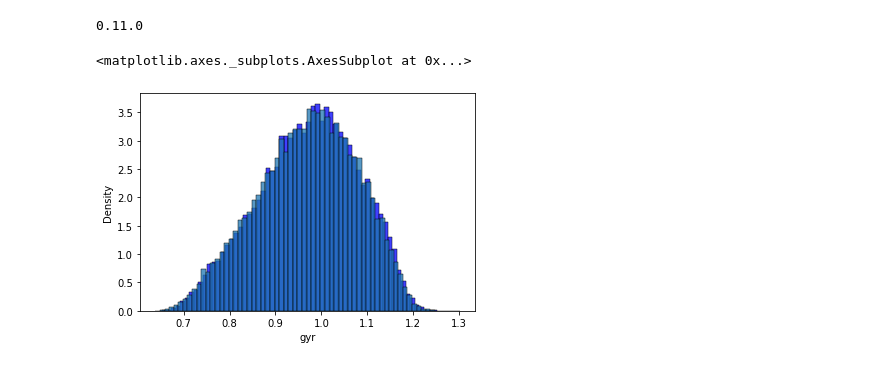
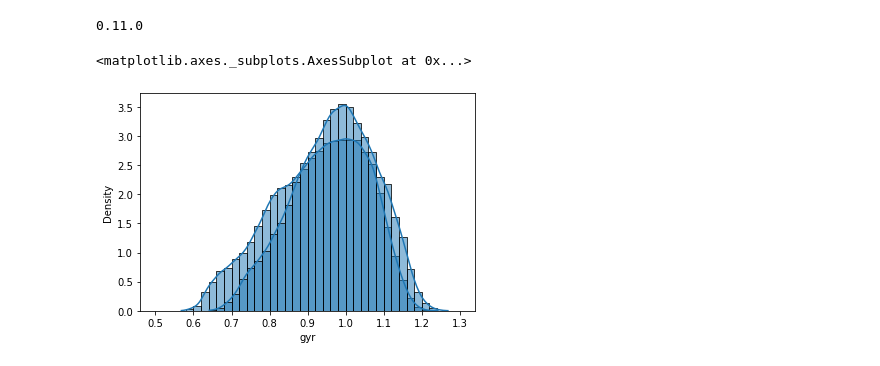
Before and after one commit to multi-ego/multi-eGO, a Jupyter notebook: gyration.ipynb, the cells around one changed output. Saved outputs shown, nothing was run; the diff lists cells and outputs as text; code cells hidden in the pictures.

Commit message:
latest FF with peptide reweight 2

```diff
--- a/gyration.ipynb
+++ b/gyration.ipynb
@@ -15,7 +15,12 @@ reweight_gyr_pairs = pd.read_csv('native_TTR/monomer_gyration_reweight.txt', sep
 reweight_gyr_pairs.columns = ['time', 'gyr', 'g', 'h', 'j']
 reweight_gyr_pairs.drop(['g', 'h', 'j'], axis=1, inplace = True)
 
-print(amber_gyr_pairs)
-print(greta_gyr_pairs)
-print(reweight_gyr_pairs)
+reweight2_gyr_pairs = pd.read_csv('native_TTR/monomer_gyration_2reweight.txt', sep = '\\s+', header=None)
+reweight2_gyr_pairs.columns = ['time', 'gyr', 'g', 'h', 'j']
+reweight2_gyr_pairs.drop(['g', 'h', 'j'], axis=1, inplace = True)
+
+#amber_gyr_pairs
+#greta_gyr_pairs
+#reweight_gyr_pairs
+reweight2_gyr_pairs
 # %% [output]
@@ -39,14 +52,15 @@ print(reweight_gyr_pairs)
 # %%
 import seaborn as sns
 
 print(sns.__version__)
-sns.histplot(data=greta_gyr_pairs, x = 'gyr', color='blue', stat = 'density')
-#sns.histplot(data=amber_gyr_pairs, x = 'gyr', stat = 'density')
-sns.histplot(data=reweight_gyr_pairs, x = 'gyr', stat = 'density')
+#sns.histplot(data=greta_gyr_pairs, x = 'gyr', color='blue', stat = 'density', binwidth = 0.02, binrange=[0.5,1.3],kde=True)
+sns.histplot(data=amber_gyr_pairs, x = 'gyr', stat = 'density', binwidth = 0.02, binrange=[0.5,1.3],kde=True)
+#sns.histplot(data=reweight_gyr_pairs, x = 'gyr', stat = 'density', binwidth = 0.02, binrange=[0.5,1.3],kde=True)
+sns.histplot(data=reweight2_gyr_pairs, x = 'gyr', stat = 'density', binwidth = 0.02, binrange=[0.5,1.3],kde=True)
 # %% [output]
 0.11.0
 <matplotlib.axes._subplots.AxesSubplot at 0x...>
-[figure, old version]
+[figure, new version]
 # %%
 import seaborn as sns
 sns.histplot(data=amber_gyr_pairs, x = 'gyr')
```
Also changed, not shown: parts of 5 cells of this notebook, 10 other files.
